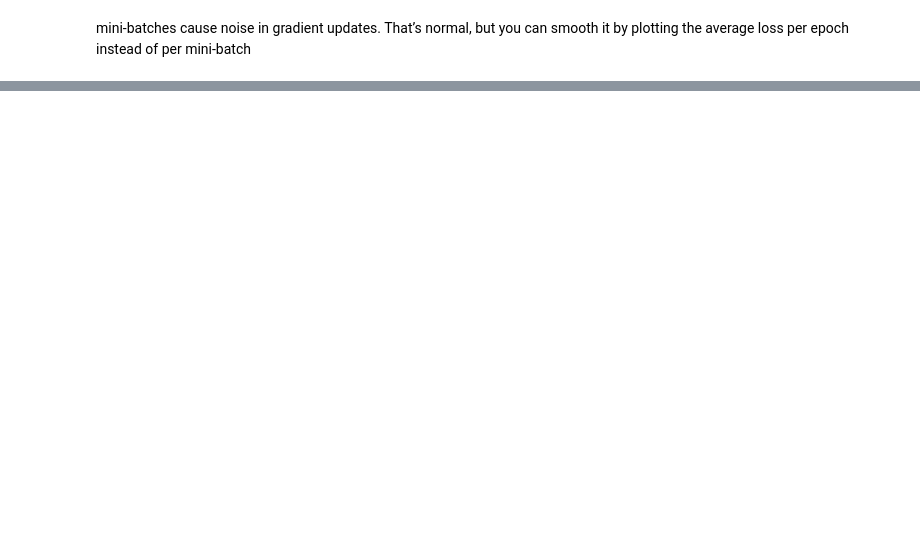
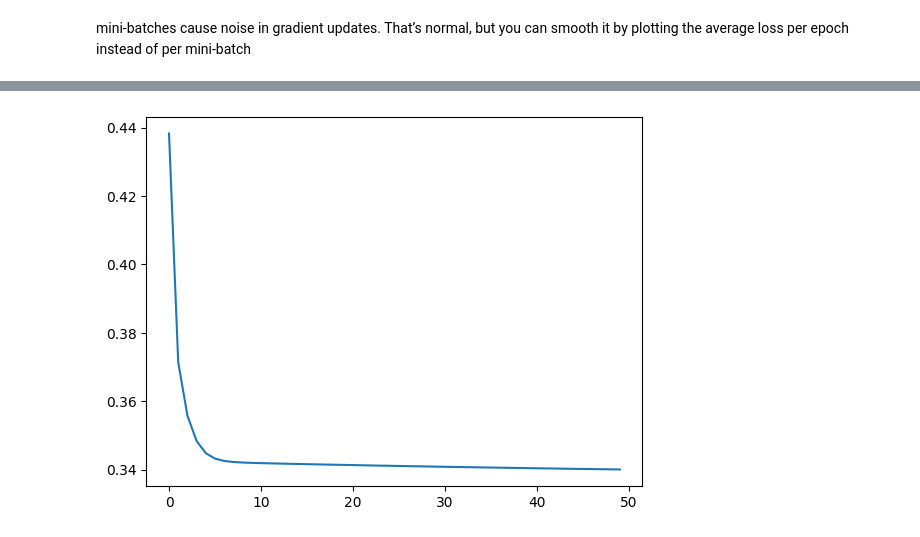
Before and after one commit to rajukan/grk_machine_learning_code, a Jupyter notebook: cost_loss/logistic_reg_gd.ipynb, the cells around one changed output, grey strips where cells are left out. Cells and saved outputs as stored; diff of their text form; code cells hidden in the pictures; blank space fills up the shorter version.

```diff
--- a/cost_loss/logistic_reg_gd.ipynb
+++ b/cost_loss/logistic_reg_gd.ipynb
@@ -395,0 +381,3 @@ plt.show()
+# %%
+mean_train = X_train_data.mean()
+std_train = X_train_data.std()
@@ -395,0 +406,3 @@ plt.show()
+# %%
+X_train_standard = (X_train_data - mean_train)/ std_train
+X_train_standard.head()
@@ -395,0 +416,3 @@ plt.show()
+# %%
+X_train_standard = X_train_standard.to_numpy()
+X_train_standard.shape
@@ -395,0 +434,4 @@ plt.show()
+# %%
+#add bias term
+X_train = np.hstack([np.ones((X_train_standard.shape[0],1)),X_train_standard])
+X_train.shape
@@ -395,0 +486,9 @@ plt.show()
+# %%
+epochs = 50
+l_rate=.01
+
+w_offline, cost_list_offline = fit(X_train, y_train, epochs=epochs, l_rate=l_rate)
+plt.plot(cost_list_offline)
+plt.show();
+# %% [output]
+[figure, added]
```
Also changed, not shown: parts of 32 cells of this notebook, 1 other file.
